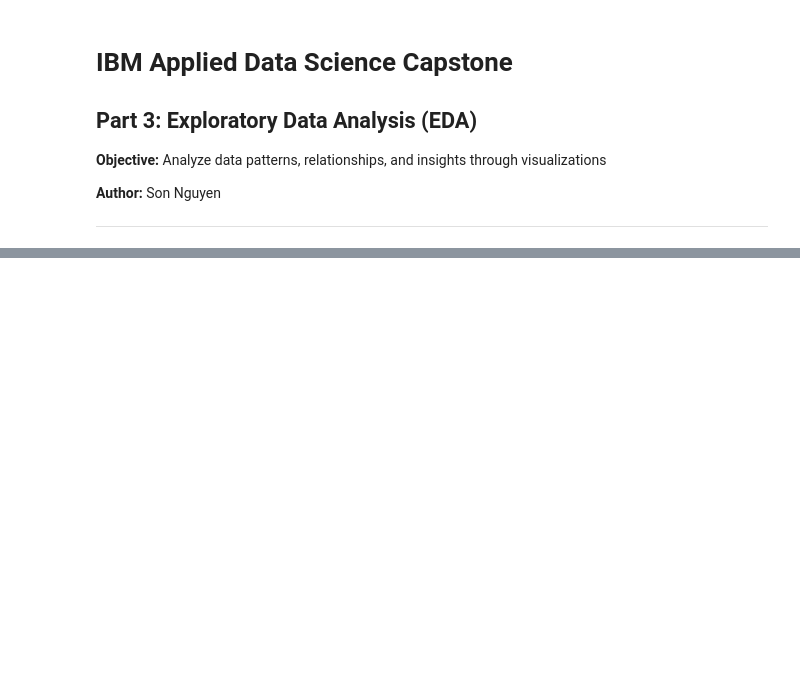
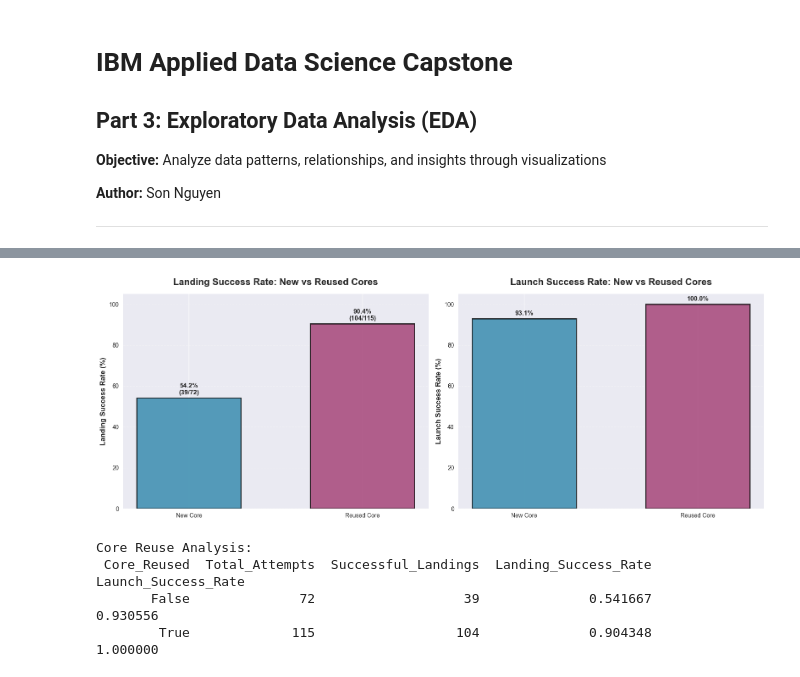
Before and after one commit to mapleleaflatte03/ibm_applied_data_dcience_capstone, a Jupyter notebook: notebooks/3_eda_analysis.ipynb, the cells around one changed output, grey strips where cells are left out. Saved outputs shown, nothing was run; the diff lists cells and outputs as text; code cells hidden in the pictures; blank space fills up the shorter version.

```diff
--- a/notebooks/3_eda_analysis.ipynb
+++ b/notebooks/3_eda_analysis.ipynb
@@ -71,0 +573,52 @@ plt.show()
+# %%
+# Core reuse analysis
+reuse_analysis = df.groupby('Core_Reused').agg({
+    'Landing_Success': ['count', 'sum', 'mean'],
+    'Launch_Success_Binary': 'mean'
+}).reset_index()
+reuse_analysis.columns = ['Core_Reused', 'Total_Attempts', 'Successful_Landings',
+                          'Landing_Success_Rate', 'Launch_Success_Rate']
+
+fig, axes = plt.subplots(1, 2, figsize=(16, 6))
+
+# Plot 1: Landing success by reuse status
+labels = ['New Core', 'Reused Core']
+colors = ['#2E86AB', '#A23B72']
+bars = axes[0].bar(labels, reuse_analysis['Landing_Success_Rate'] * 100,
+                   color=colors, alpha=0.8, edgecolor='black', linewidth=2, width=0.6)
+
+for bar, val, count in zip(bars, reuse_analysis['Landing_Success_Rate'] * 100, reuse_analysis['Successful_Landings']):
+    axes[0].text(bar.get_x() + bar.get_width()/2, bar.get_height() + 1,
+                f'{val:.1f}%\n({int(count)}/{int(reuse_analysis.loc[bars.index(bar), "Total_Attempts"])})',
+                ha='center', va='bottom', fontweight='bold', fontsize=11)
+
+axes[0].set_title('Landing Success Rate: New vs Reused Cores', fontsize=16, fontweight='bold', pad=15)
+axes[0].set_ylabel('Landing Success Rate (%)', fontsize=12, fontweight='bold')
+axes[0].set_ylim([0, 105])
+axes[0].grid(True, alpha=0.3, axis='y', linestyle='--')
+
+# Plot 2: Launch success by reuse status
+bars2 = axes[1].bar(labels, reuse_analysis['Launch_Success_Rate'] * 100,
+                    color=colors, alpha=0.8, edgecolor='black', linewidth=2, width=0.6)
+
+for bar, val in zip(bars2, reuse_analysis['Launch_Success_Rate'] * 100):
+    axes[1].text(bar.get_x() + bar.get_width()/2, bar.get_height() + 1,
+                f'{val:.1f}%', ha='center', va='bottom', fontweight='bold', fontsize=11)
+
+axes[1].set_title('Launch Success Rate: New vs Reused Cores', fontsize=16, fontweight='bold', pad=15)
+axes[1].set_ylabel('Launch Success Rate (%)', fontsize=12, fontweight='bold')
+axes[1].set_ylim([0, 105])
+axes[1].grid(True, alpha=0.3, axis='y', linestyle='--')
+
+plt.tight_layout()
+plt.savefig('../images/spacex_reuse_analysis.png', dpi=300, bbox_inches='tight', facecolor='white')
+plt.show()
+
+print("\nCore Reuse Analysis:")
+print(reuse_analysis.to_string(index=False))
+# %% [output]
+[figure, added]
+Core Reuse Analysis:
+ Core_Reused  Total_Attempts  Successful_Landings  Landing_Success_Rate  Launch_Success_Rate
+       False              72                   39              0.541667             0.930556
+        True             115                  104              0.904348             1.000000
```
Also changed, not shown: parts of 22 cells of this notebook, 25 other files.
